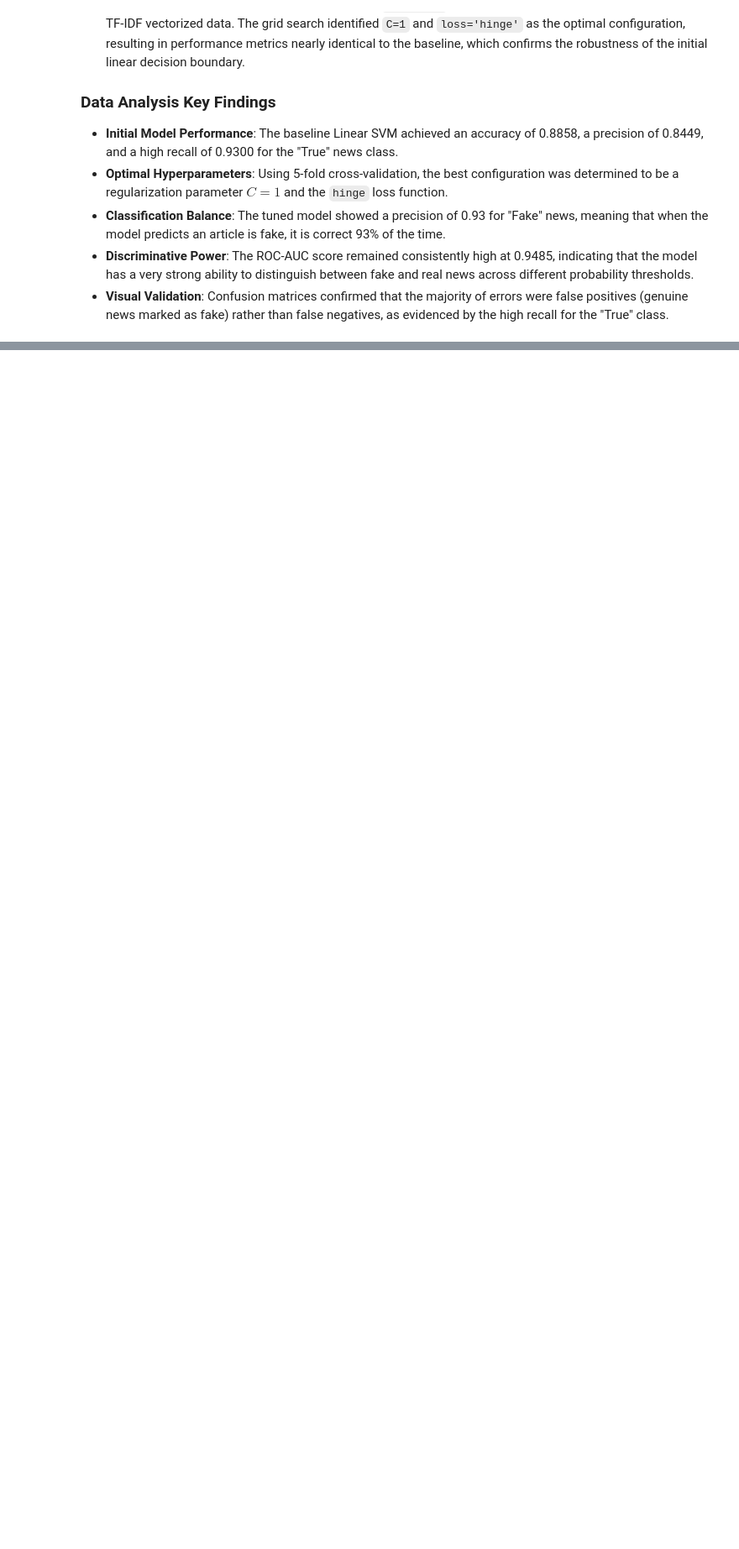
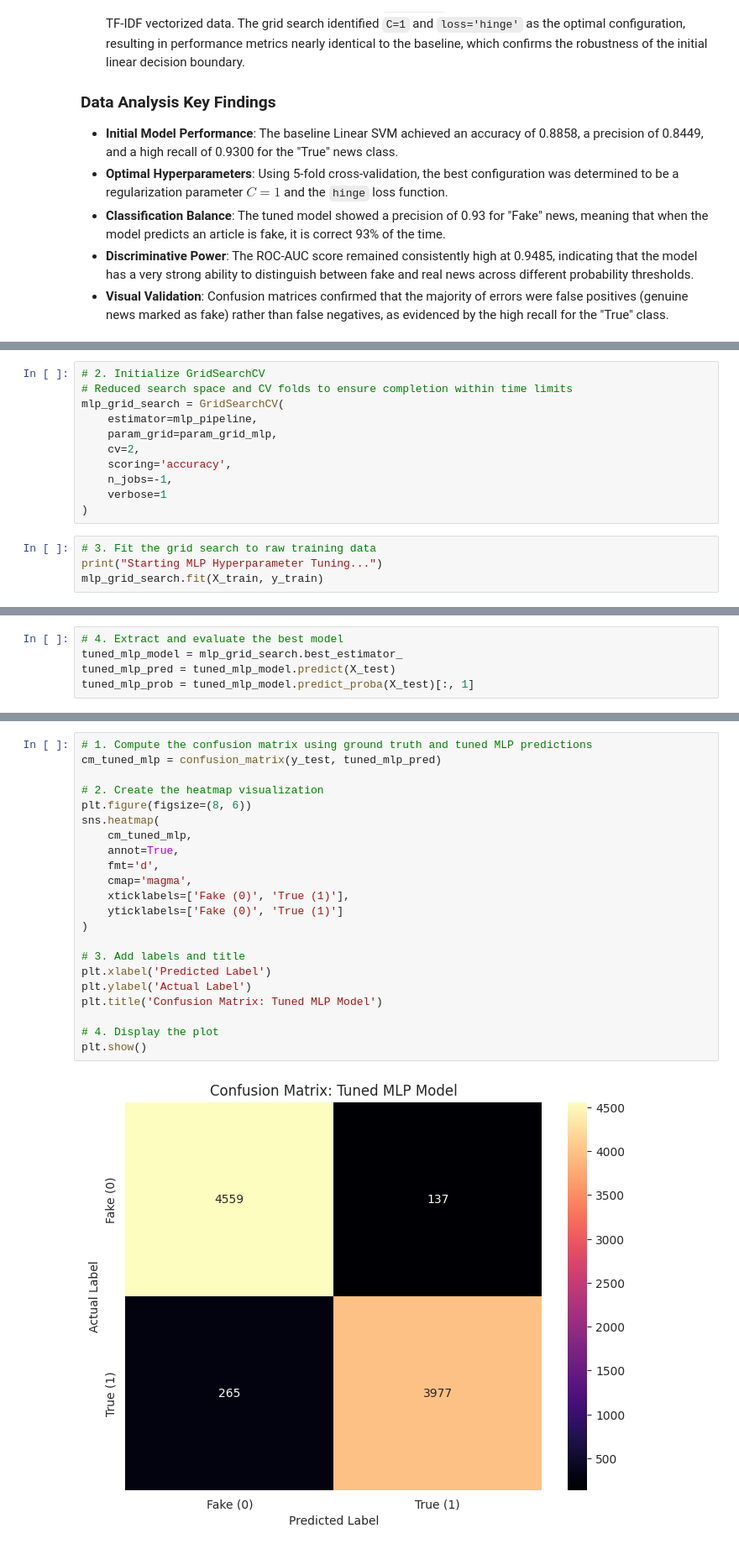
Before and after one commit to rajukarki467/Data-Science-projects, a Jupyter notebook: FakeNewsDetection.ipynb, the cells around one changed output, grey strips where cells are left out. Shown at 84% size. Cells and saved outputs as stored; diff of their text form; blank space fills up the shorter version.

```diff
--- a/FakeNewsDetection.ipynb
+++ b/FakeNewsDetection.ipynb
@@ -1864,0 +2145,15 @@ plt.show()
+# %%
+# 2. Initialize GridSearchCV
+# Reduced search space and CV folds to ensure completion within time limits
+mlp_grid_search = GridSearchCV(
+    estimator=mlp_pipeline,
+    param_grid=param_grid_mlp,
+    cv=2,
+    scoring='accuracy',
+    n_jobs=-1,
+    verbose=1
+)
+# %%
+# 3. Fit the grid search to raw training data
+print("Starting MLP Hyperparameter Tuning...")
+mlp_grid_search.fit(X_train, y_train)
@@ -1864,0 +2184,5 @@ plt.show()
+# %%
+# 4. Extract and evaluate the best model
+tuned_mlp_model = mlp_grid_search.best_estimator_
+tuned_mlp_pred = tuned_mlp_model.predict(X_test)
+tuned_mlp_prob = tuned_mlp_model.predict_proba(X_test)[:, 1]
@@ -1864,0 +2213,24 @@ plt.show()
+# %%
+# 1. Compute the confusion matrix using ground truth and tuned MLP predictions
+cm_tuned_mlp = confusion_matrix(y_test, tuned_mlp_pred)
+
+# 2. Create the heatmap visualization
+plt.figure(figsize=(8, 6))
+sns.heatmap(
+    cm_tuned_mlp,
+    annot=True,
+    fmt='d',
+    cmap='magma',
+    xticklabels=['Fake (0)', 'True (1)'],
+    yticklabels=['Fake (0)', 'True (1)']
+)
+
+# 3. Add labels and title
+plt.xlabel('Predicted Label')
+plt.ylabel('Actual Label')
+plt.title('Confusion Matrix: Tuned MLP Model')
+
+# 4. Display the plot
+plt.show()
+# %% [output]
+[figure, added]
```
Also changed, not shown: parts of 17 cells of this notebook.
